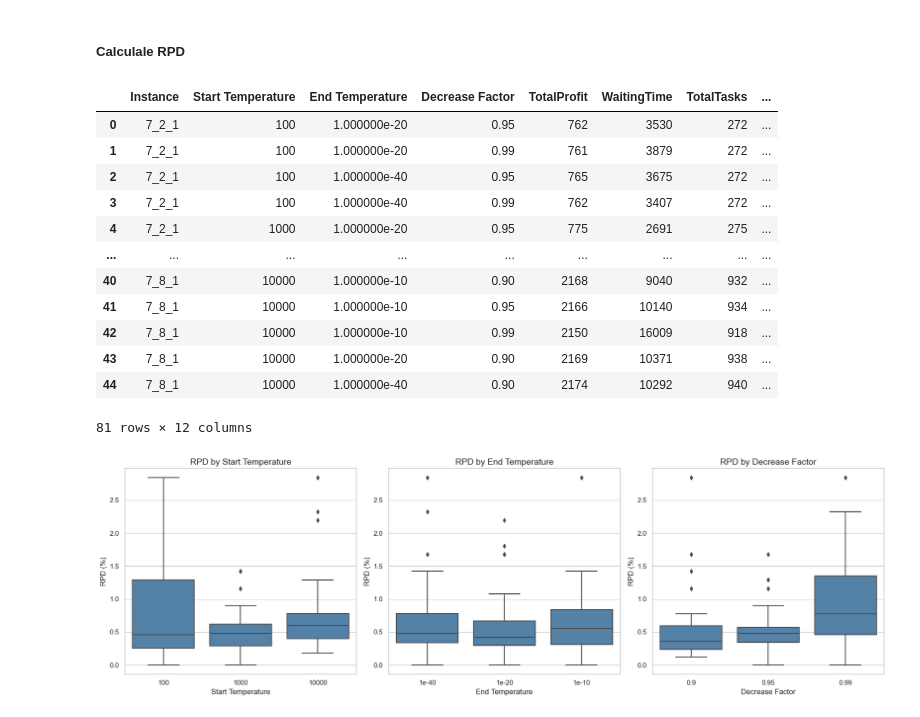
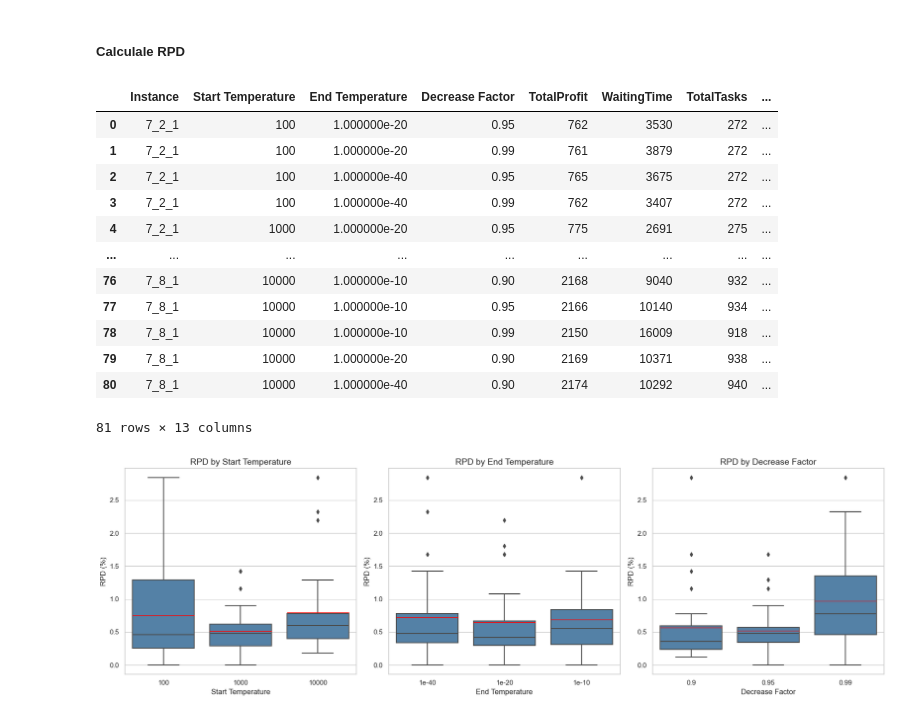
Before and after one commit to MxHbm/IM_Challenge, a Jupyter notebook: Data/Parameter_study/SA_LS/Parameterstudie_SALS.ipynb, the cells around one changed output. Cells and saved outputs as stored; diff of their text form; code cells hidden in the pictures.

```diff
--- a/Data/Parameter_study/SA_LS/Parameterstudie_SALS.ipynb
+++ b/Data/Parameter_study/SA_LS/Parameterstudie_SALS.ipynb
@@ -8,12 +8,8 @@ import matplotlib.pyplot as plt
 
 # 1. Lese die CSV-Datei ein
 # Ersetze 'sails_results.csv' durch den Pfad zu deiner CSV-Datei
-df1 = pd.read_csv('sa_ls_results.csv')
-df2 = pd.read_csv('sa_ls_results_2.csv')
+df = pd.read_csv('sa_ls_results_10000.csv')
 
-frames= [df1, df2]
-
-df = pd.concat(frames)
 
 # Round 'RunTime' to the nearest integer
 df['RunTime'] = df['RunTime'].round(2).astype(int)
@@ -67,12 +63,12 @@ df
 | 3 | 7_2_1 | 100 | 1.000000e-40 | 0.99 | 762 | 3407 | 272 | ... |
 | 4 | 7_2_1 | 1000 | 1.000000e-20 | 0.95 | 775 | 2691 | 275 | ... |
 | ... | ... | ... | ... | ... | ... | ... | ... | ... |
-| 40 | 7_8_1 | 10000 | 1.000000e-10 | 0.90 | 2168 | 9040 | 932 | ... |
-| 41 | 7_8_1 | 10000 | 1.000000e-10 | 0.95 | 2166 | 10140 | 934 | ... |
-| 42 | 7_8_1 | 10000 | 1.000000e-10 | 0.99 | 2150 | 16009 | 918 | ... |
-| 43 | 7_8_1 | 10000 | 1.000000e-20 | 0.90 | 2169 | 10371 | 938 | ... |
-| 44 | 7_8_1 | 10000 | 1.000000e-40 | 0.90 | 2174 | 10292 | 940 | ... |
+| 76 | 7_8_1 | 10000 | 1.000000e-10 | 0.90 | 2168 | 9040 | 932 | ... |
+| 77 | 7_8_1 | 10000 | 1.000000e-10 | 0.95 | 2166 | 10140 | 934 | ... |
+| 78 | 7_8_1 | 10000 | 1.000000e-10 | 0.99 | 2150 | 16009 | 918 | ... |
+| 79 | 7_8_1 | 10000 | 1.000000e-20 | 0.90 | 2169 | 10371 | 938 | ... |
+| 80 | 7_8_1 | 10000 | 1.000000e-40 | 0.90 | 2174 | 10292 | 940 | ... |
-81 rows × 12 columns
+81 rows × 13 columns
 # %%
 #Assuming 'df' is your DataFrame with the calculated RPD
 
@@ -82,33 +78,33 @@ plt.rcParams["font.family"] = "serif"
 # Set seaborn style for whitegrid (can adjust to suit scientific purposes)
 sns.set(style="whitegrid")
 
 # Parameters to plot
 parameters = ['Start Temperature', 'End Temperature', 'Decrease Factor']
 
 # Set a consistent color for all box plots
 boxplot_color = "steelblue"
 
 # Create subplots - one for each parameter
 fig, axes = plt.subplots(1, len(parameters), figsize=(18, 6))
 
 # Loop through the parameters and create boxplots in subplots
 for i, param in enumerate(parameters):
-    sns.boxplot(x=param, y='RPD', data=df, showmeans=False, meanline=False,
-                meanprops={"color": "red", "ls": "--", "lw": 2},
+    sns.boxplot(x=param, y='RPD', data=df, showmeans=True, meanline=True,
+                meanprops={"color": "red", "ls": "-", "lw": 1},
                 color=boxplot_color, ax=axes[i])  # Set consistent color
 
     # Set titles for each subplot
     axes[i].set_title(f'RPD by {param}', fontsize=14)
     axes[i].set_xlabel(param, fontsize=12)
     axes[i].set_ylabel('RPD (%)', fontsize=12)
 
 # Adjust the layout to make space for the overall title
 plt.tight_layout(rect=[0, 0, 1, 0.95])
 
 # Save the figure as a PNG file
 plt.savefig('rpd_box_plots_scientific.png', dpi=300)  # Save with high dpi for quality
 
 # Show the plot
 plt.show()
 # %% [output]
-[figure, old version]
+[figure, new version]
```
Also changed, not shown: parts of 2 cells of this notebook, 15 other files.
